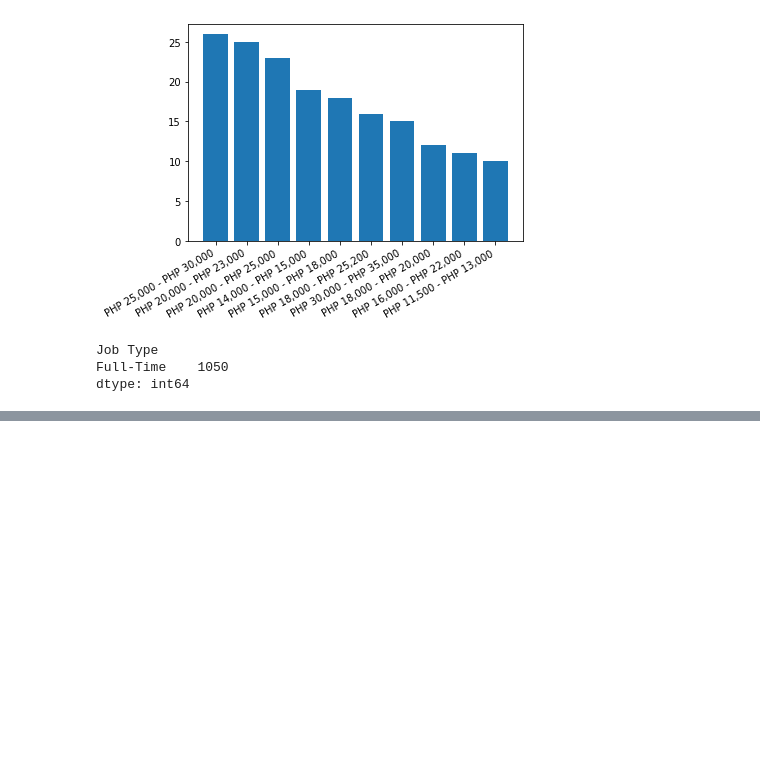
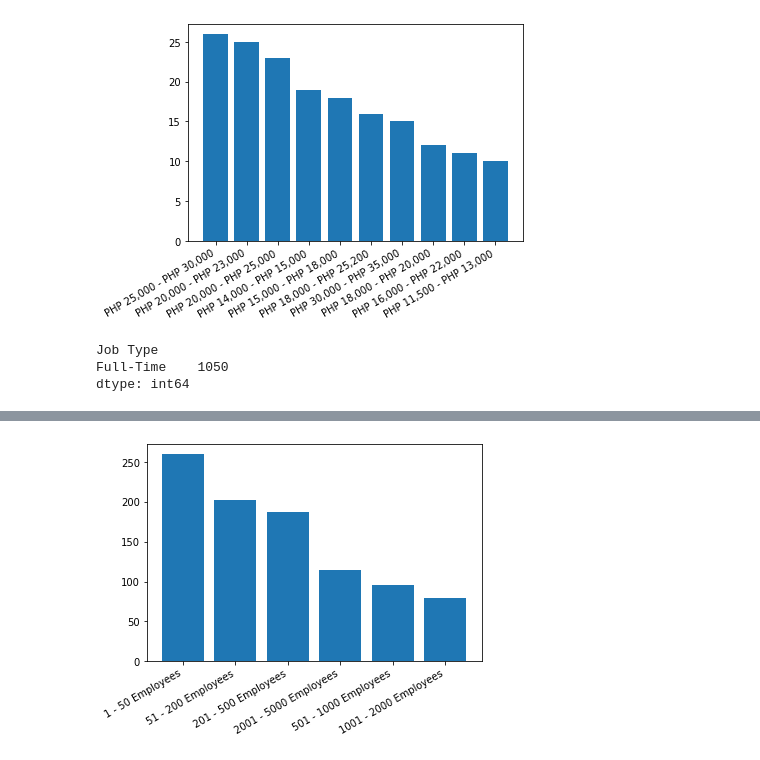
Before and after one commit to jvicrosario1106/husay_project_task, a Jupyter notebook: Data Analysis/Jobstreet Analysis/jobstreet_artist.ipynb, the cells around one changed output, grey strips where cells are left out. Drawn from its saved outputs; the diff is of its cells as text; code cells hidden in the pictures; blank space fills up the shorter version.

```diff
--- a/Data Analysis/Jobstreet Analysis/jobstreet_artist.ipynb
+++ b/Data Analysis/Jobstreet Analysis/jobstreet_artist.ipynb
@@ -100,0 +116,4 @@ dtype: int64
+# %%
+company_size = merge["Company Size"]
+count_company_size = company_size.value_counts()[0:6]
+count_company_size
@@ -100,0 +128,6 @@ dtype: int64
+# %%
+plt.bar(count_company_size.index, count_company_size.values)
+plt.xticks(rotation="30",ha="right")
+plt.show()
+# %% [output]
+[figure, added]
```
Also changed, not shown: parts of 3 cells of this notebook.
